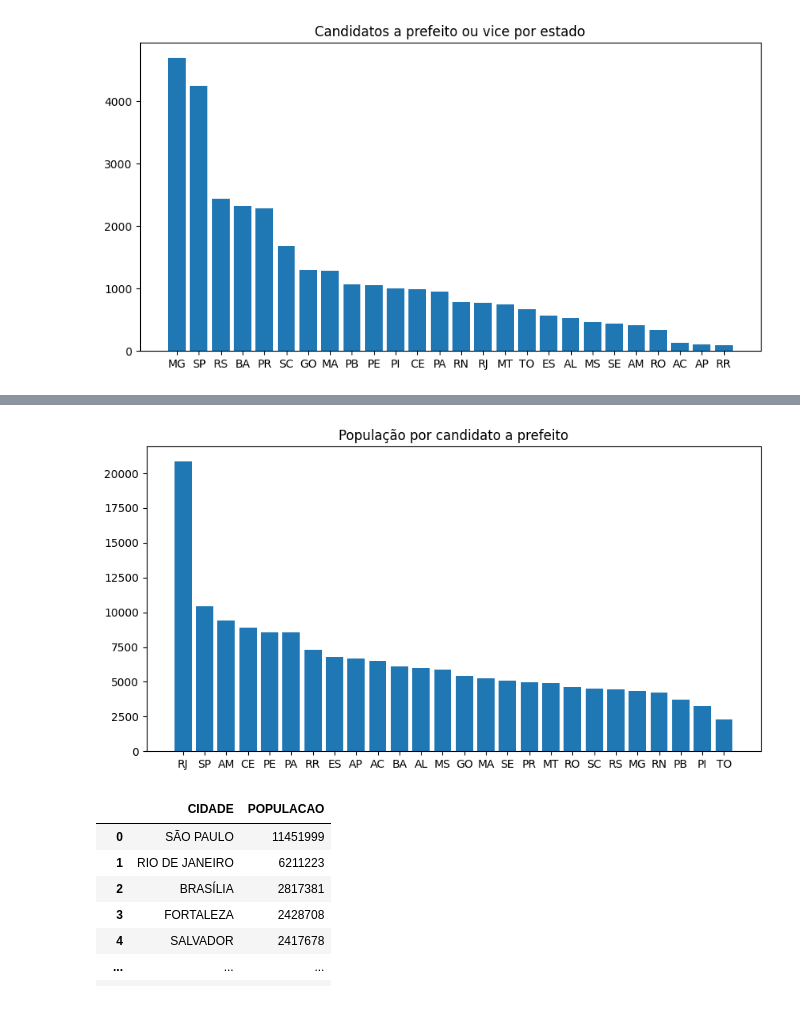
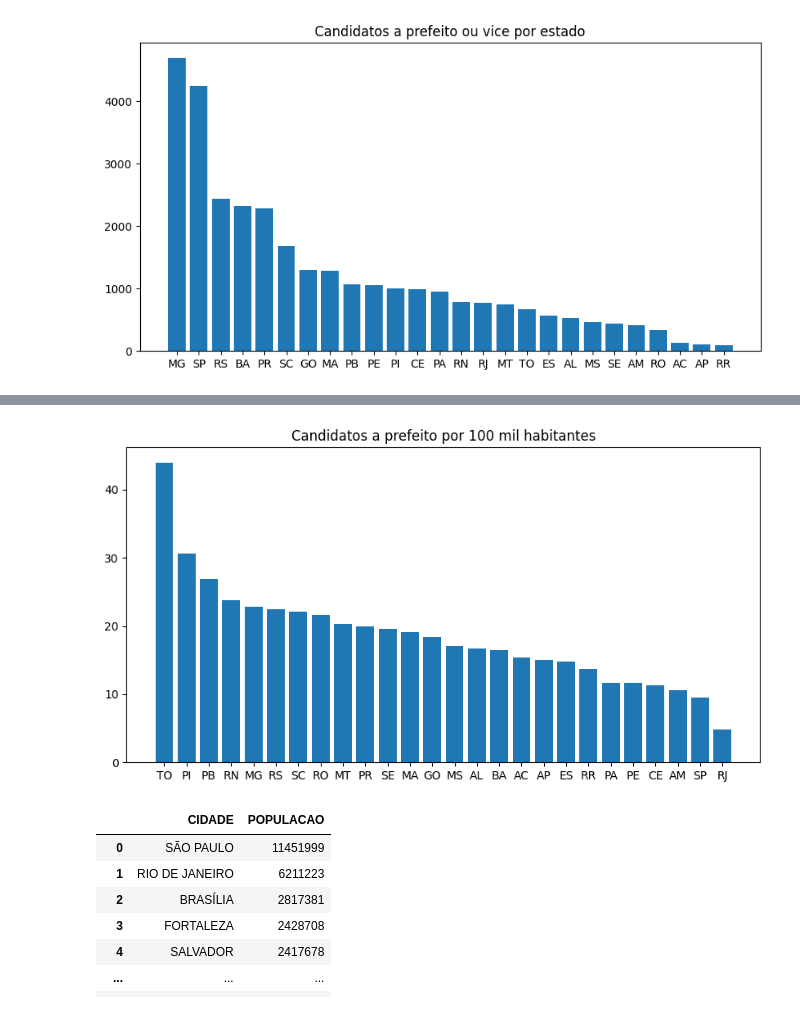
Before and after one commit to nfmmendes/eleicoes-2024-brasil, a Jupyter notebook: Eleições 2024.ipynb, the cells around one changed output, grey strips where cells are left out. Cells and saved outputs as stored; diff of their text form; code cells hidden in the pictures.

```diff
--- a/Eleições 2024.ipynb
+++ b/Eleições 2024.ipynb
@@ -38,13 +56,13 @@ plt.show()
 # %%
 df_candidatos_prefeitura_by_uf = df_candidatos_prefeitura_by_uf.merge(populcacao_por_estados, on="SG_UF")
-df_candidatos_prefeitura_by_uf["POP_CANDIDATO"] = df_candidatos_prefeitura_by_uf["POPULACAO"]/df_candidatos_prefeitura_by_uf["NM_URNA_CANDIDATO"]
-df_candidatos_prefeitura_by_uf = df_candidatos_prefeitura_by_uf.sort_values(by="POP_CANDIDATO", ascending=False)
+df_candidatos_prefeitura_by_uf["CAND_POR_100MIL_HAB"] = df_candidatos_prefeitura_by_uf["NM_URNA_CANDIDATO"]/(df_candidatos_prefeitura_by_uf["POPULACAO"]/100000)
+df_candidatos_prefeitura_by_uf = df_candidatos_prefeitura_by_uf.sort_values(by="CAND_POR_100MIL_HAB", ascending=False)
 plt.figure(figsize=(10, 5))
-plt.bar(df_candidatos_prefeitura_by_uf["SG_UF"], df_candidatos_prefeitura_by_uf["POP_CANDIDATO"])
-plt.title("População por candidato a prefeito")
+plt.bar(df_candidatos_prefeitura_by_uf["SG_UF"], df_candidatos_prefeitura_by_uf["CAND_POR_MIL_HAB"])
+plt.title("Candidatos a prefeito por 100 mil habitantes")
 plt.show()
 # %% [output]
-[figure, old version]
+[figure, new version]
 # %%
 df_pop_grandes_cidades = pd.read_csv("populacao_grandes_cidades.csv", sep=";")
 df_pop_grandes_cidades["CIDADE"] = df_pop_grandes_cidades["CIDADE"].apply(lambda x : x.upper())
```
Also changed, not shown: parts of 3 cells of this notebook.
